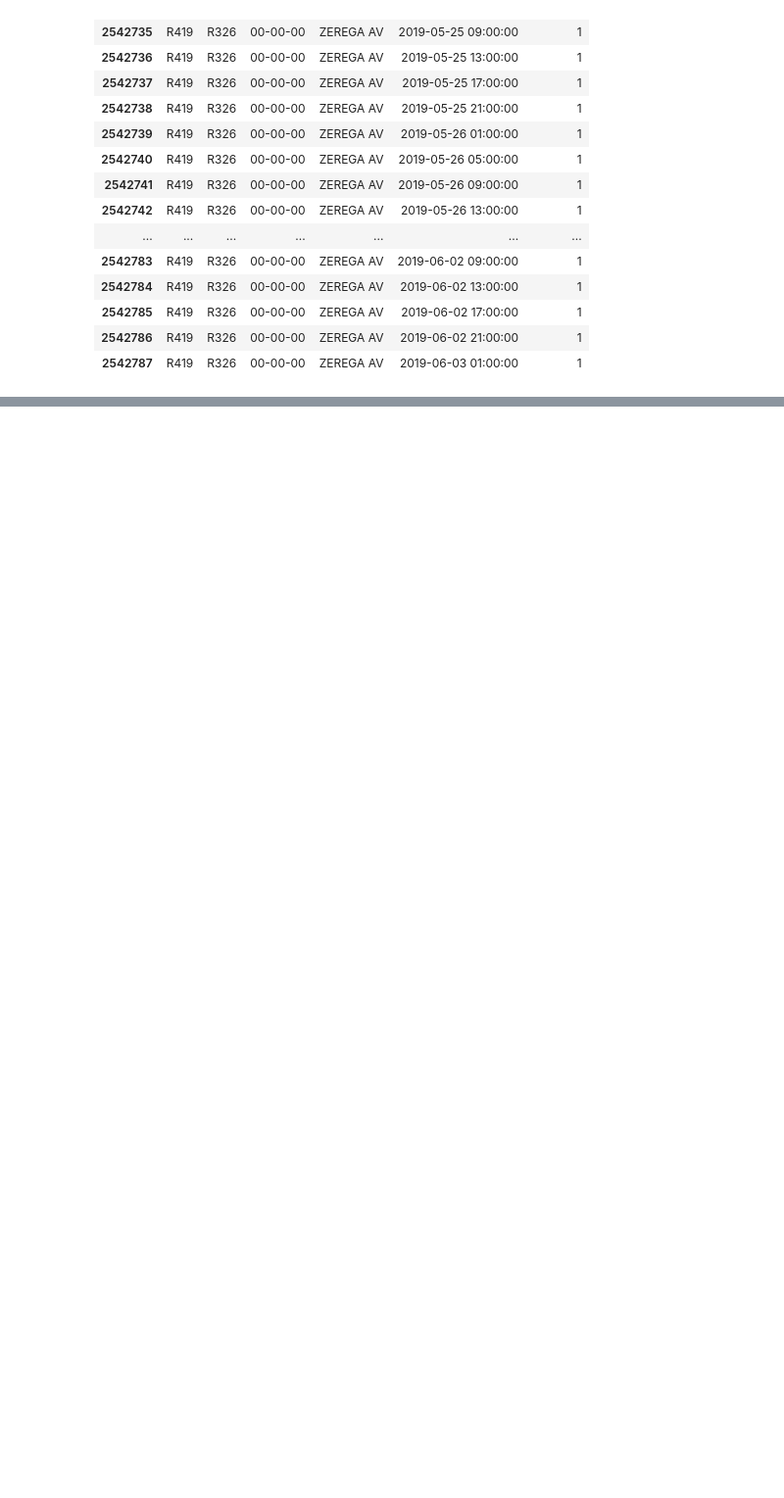
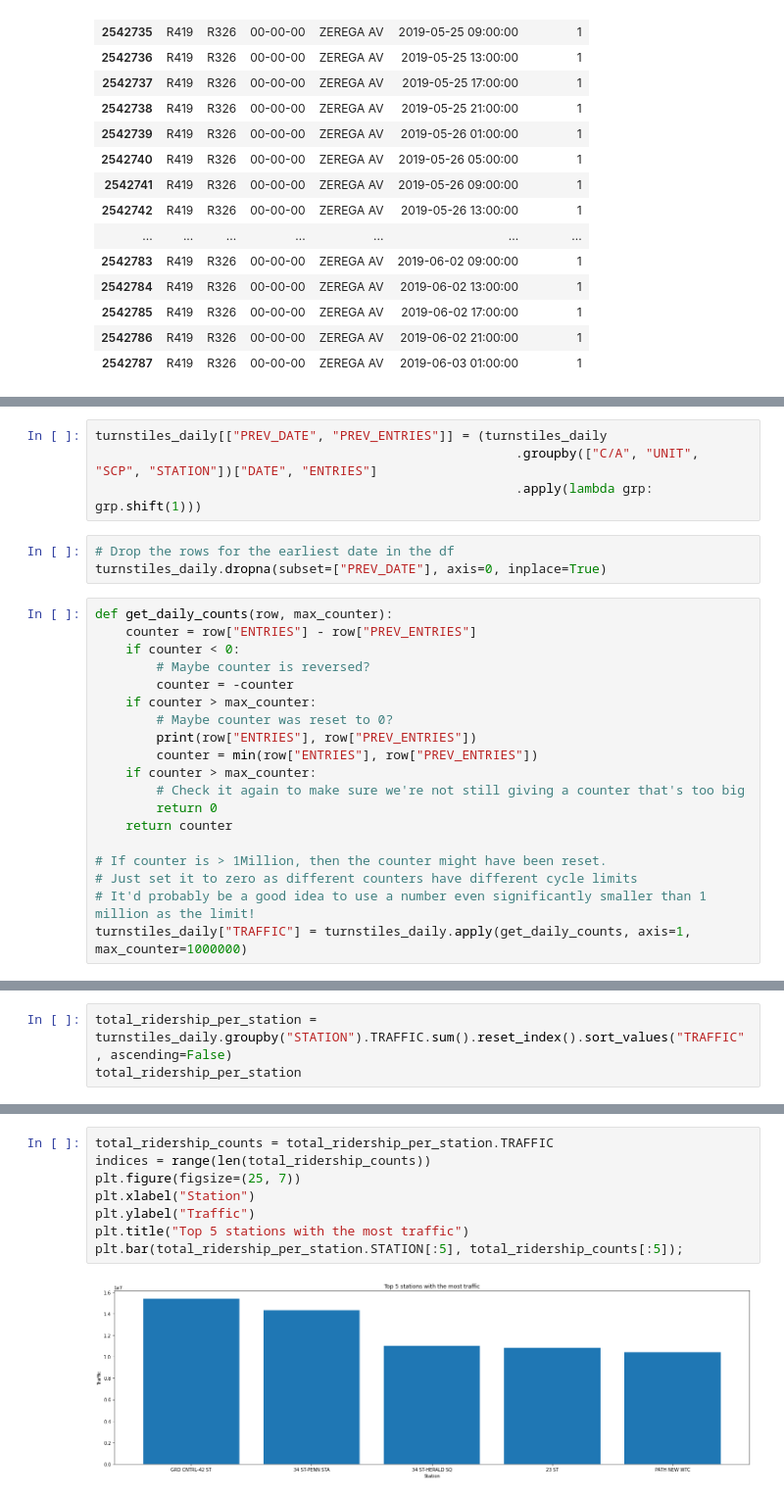
Before and after one commit to NadAAaHH/EDA_Project, a Jupyter notebook: MTA_Turnstile_data_MVP.ipynb, the cells around one changed output, grey strips where cells are left out. Shown: that part at 98% size. Cells and saved outputs as stored; diff of their text form; blank space fills up the shorter version.

```diff
--- a/MTA_Turnstile_data_MVP.ipynb
+++ b/MTA_Turnstile_data_MVP.ipynb
@@ -138,0 +176,26 @@ turnstiles_df.drop_duplicates(subset=["C/A", "UNIT", "SCP", "STATION", "DATE_TIM
+# %%
+turnstiles_daily[["PREV_DATE", "PREV_ENTRIES"]] = (turnstiles_daily
+                                                       .groupby(["C/A", "UNIT", "SCP", "STATION"])["DATE", "ENTRIES"]
+                                                       .apply(lambda grp: grp.shift(1)))
+# %%
+# Drop the rows for the earliest date in the df
+turnstiles_daily.dropna(subset=["PREV_DATE"], axis=0, inplace=True)
+# %%
+def get_daily_counts(row, max_counter):
+    counter = row["ENTRIES"] - row["PREV_ENTRIES"]
+    if counter < 0:
+        # Maybe counter is reversed?
+        counter = -counter
+    if counter > max_counter:
+        # Maybe counter was reset to 0?
+        print(row["ENTRIES"], row["PREV_ENTRIES"])
+        counter = min(row["ENTRIES"], row["PREV_ENTRIES"])
+    if counter > max_counter:
+        # Check it again to make sure we're not still giving a counter that's too big
+        return 0
+    return counter
+
+# If counter is > 1Million, then the counter might have been reset.
+# Just set it to zero as different counters have different cycle limits
+# It'd probably be a good idea to use a number even significantly smaller than 1 million as the limit!
+turnstiles_daily["TRAFFIC"] = turnstiles_daily.apply(get_daily_counts, axis=1, max_counter=1000000)
@@ -138,0 +255,3 @@ turnstiles_df.drop_duplicates(subset=["C/A", "UNIT", "SCP", "STATION", "DATE_TIM
+# %%
+total_ridership_per_station = turnstiles_daily.groupby("STATION").TRAFFIC.sum().reset_index().sort_values("TRAFFIC", ascending=False)
+total_ridership_per_station
@@ -138,0 +272,10 @@ turnstiles_df.drop_duplicates(subset=["C/A", "UNIT", "SCP", "STATION", "DATE_TIM
+# %%
+total_ridership_counts = total_ridership_per_station.TRAFFIC
+indices = range(len(total_ridership_counts))
+plt.figure(figsize=(25, 7))
+plt.xlabel("Station")
+plt.ylabel("Traffic")
+plt.title("Top 5 stations with the most traffic")
+plt.bar(total_ridership_per_station.STATION[:5], total_ridership_counts[:5]);
+# %% [output]
+[figure, added]
```
Also changed, not shown: parts of 28 cells of this notebook.
